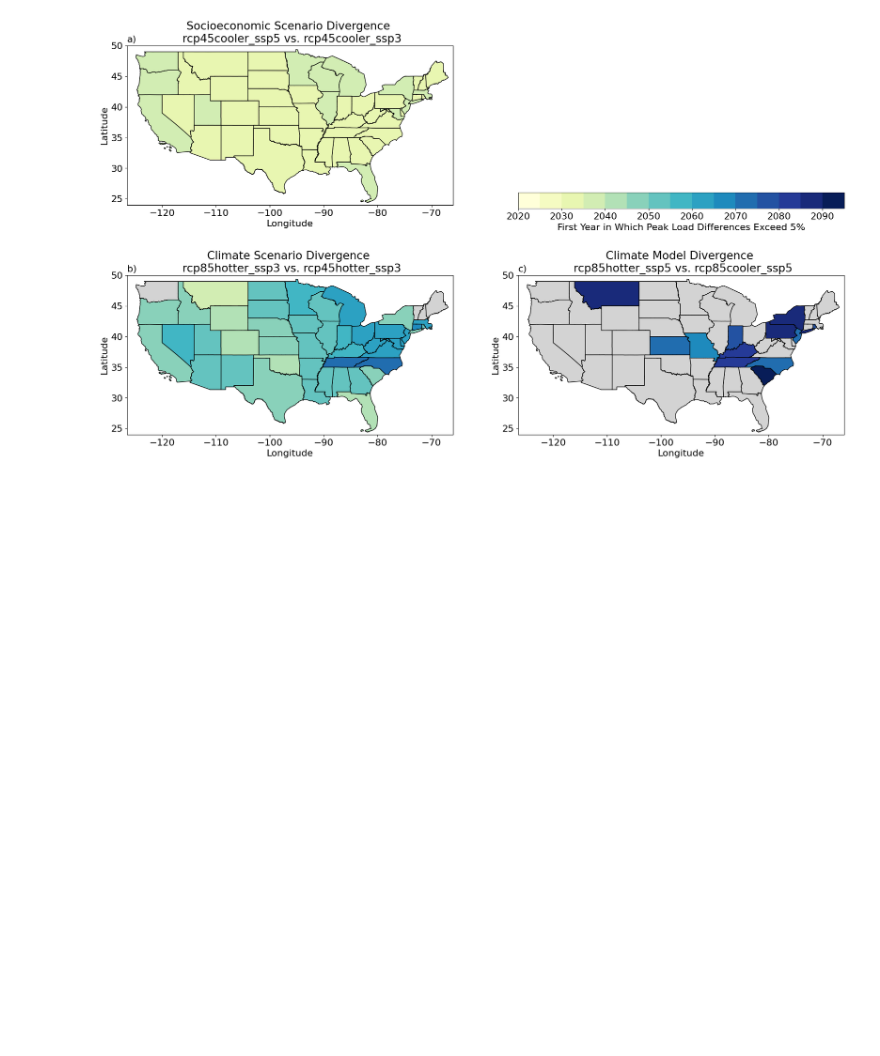
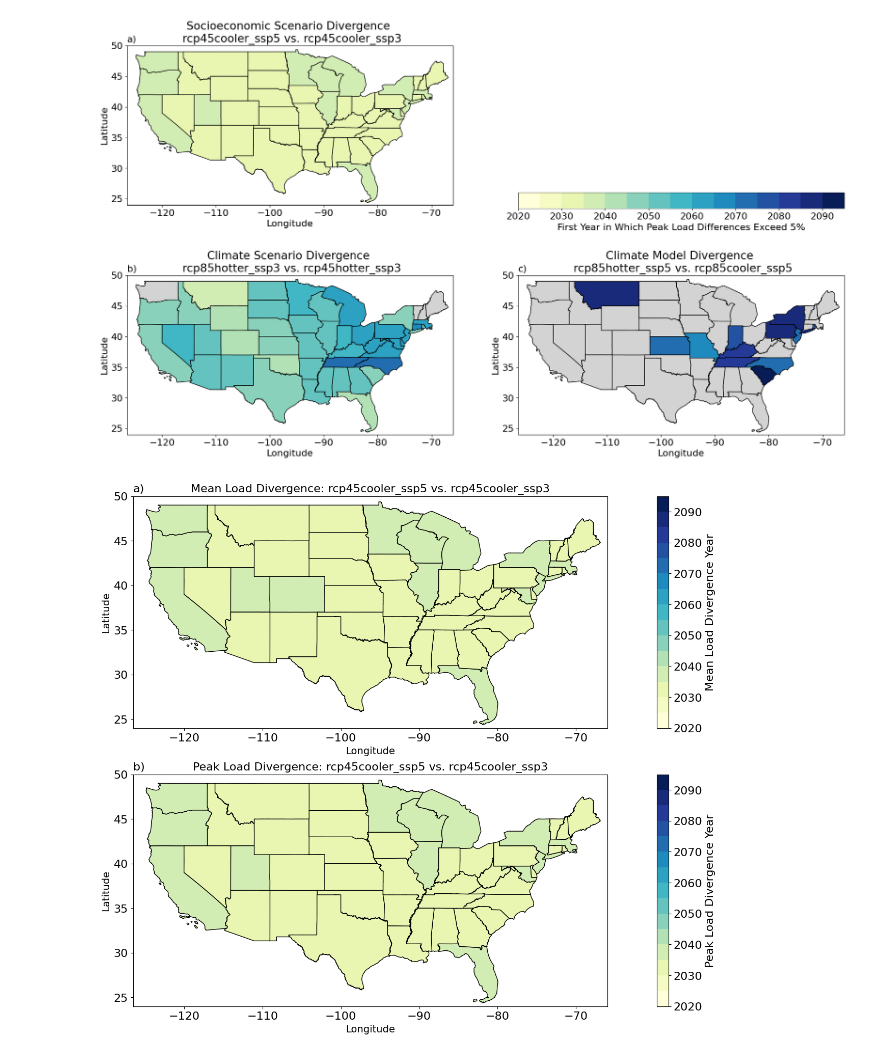
Before and after one commit to IMMM-SFA/burleyson-etal_2024_applied_energy, a Jupyter notebook: notebooks/state_divergence_analysis.ipynb, the cells around one changed output. Cells and saved outputs as stored; diff of their text form; code cells hidden in the pictures; blank space fills up the shorter version.

```diff
--- a/notebooks/state_divergence_analysis.ipynb
+++ b/notebooks/state_divergence_analysis.ipynb
@@ -638,24 +638,26 @@ def plot_state_divergence_maps(data_input_dir: str, metadata_input_dir: str, sce
        plt.savefig(os.path.join(image_output_dir, filename), dpi=image_resolution, bbox_inches='tight', facecolor='white')
 # %%
 # Set the groups of scenarios to plot:
-#scenario_one = 'rcp45cooler_ssp5'; scenario_two = 'rcp45cooler_ssp3';
+scenario_one = 'rcp45cooler_ssp5'; scenario_two = 'rcp45cooler_ssp3';
 #scenario_one = 'rcp45hotter_ssp5'; scenario_two = 'rcp45hotter_ssp3';
 #scenario_one = 'rcp85cooler_ssp5'; scenario_two = 'rcp85cooler_ssp3';
 #scenario_one = 'rcp85hotter_ssp5'; scenario_two = 'rcp85hotter_ssp3';
 #scenario_one = 'rcp85cooler_ssp3'; scenario_two = 'rcp45cooler_ssp3';
-scenario_one = 'rcp85hotter_ssp3'; scenario_two = 'rcp45hotter_ssp3';
+#scenario_one = 'rcp85hotter_ssp3'; scenario_two = 'rcp45hotter_ssp3';
 #scenario_one = 'rcp85cooler_ssp5'; scenario_two = 'rcp45cooler_ssp5';
 #scenario_one = 'rcp85hotter_ssp5'; scenario_two = 'rcp45hotter_ssp5';
 #scenario_one = 'rcp45hotter_ssp3'; scenario_two = 'rcp45cooler_ssp3';
 #scenario_one = 'rcp45hotter_ssp5'; scenario_two = 'rcp45cooler_ssp5';
 #scenario_one = 'rcp85hotter_ssp3'; scenario_two = 'rcp85cooler_ssp3';
 #scenario_one = 'rcp85hotter_ssp5'; scenario_two = 'rcp85cooler_ssp5';
 
 plot_state_divergence_maps(data_input_dir = data_output_dir,
                            metadata_input_dir = metadata_input_dir,
                            scenario_one = scenario_one,
                            scenario_two = scenario_two,
                            threshold = 5,
                            image_output_dir = image_output_dir,
                            image_resolution = 150,
                            save_images = True)
+# %% [output]
+[figure, added]
```
